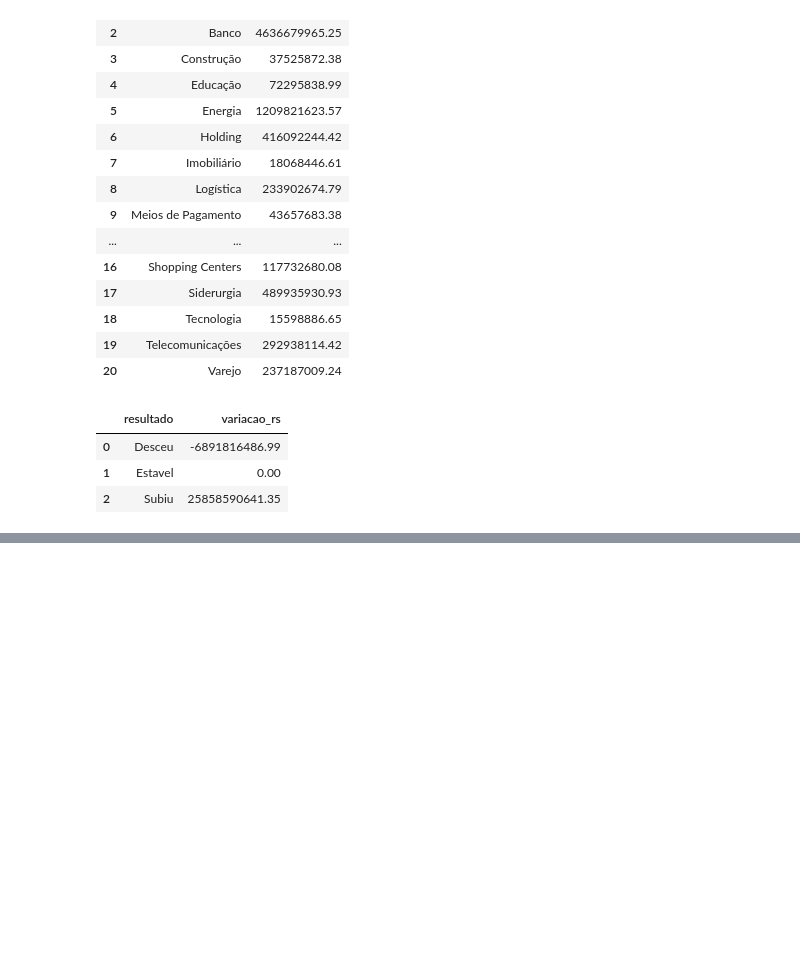
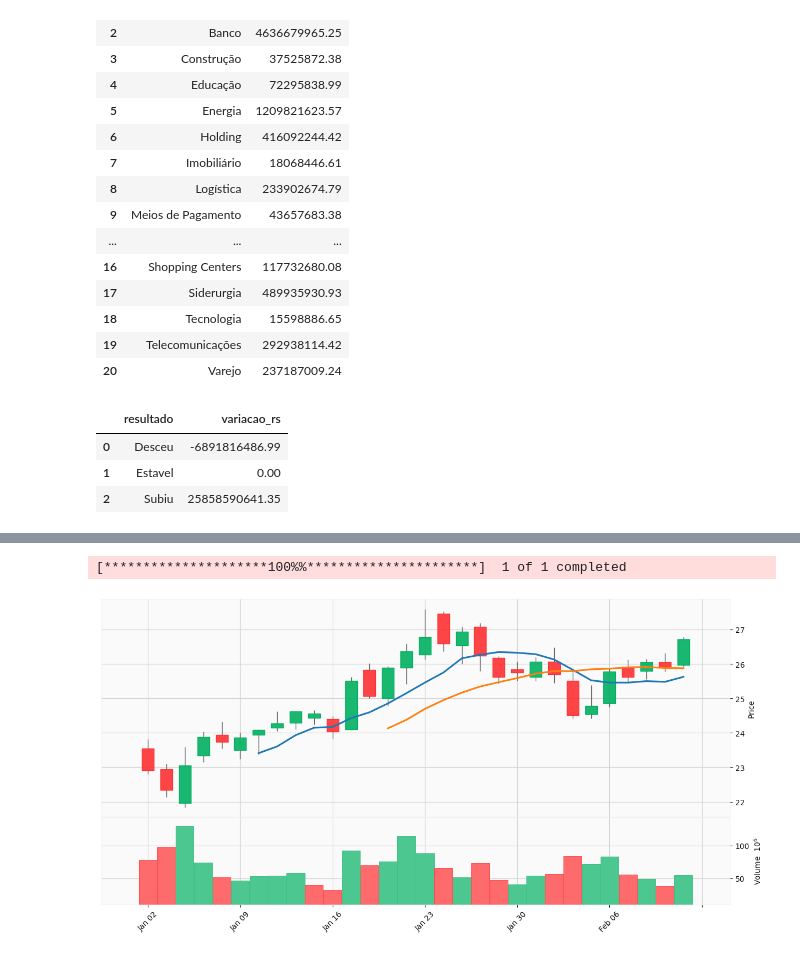
Before and after one commit to Liaelis/imersao_python, a Jupyter notebook: Imersão_Python_Aulas.ipynb, the cells around one changed output, grey strips where cells are left out. Cells and saved outputs as stored; diff of their text form; code cells hidden in the pictures; blank space fills up the shorter version.

```diff
--- a/Imersão_Python_Aulas.ipynb
+++ b/Imersão_Python_Aulas.ipynb
@@ -339,0 +568,8 @@ fig.show()
+# %%
+dados_originais = yf.download('PETR4.SA',start='2023-01-01', end='2023-12-31')
+# %% [output]
+[*********************100%%**********************]  1 of 1 completed
+# %%
+mpf.plot(dados_originais.head(30), type='candle', figsize= (16,8), volume=True,mav=(7,14), style='yahoo' )
+# %% [output]
+[figure, added]
```
Also changed, not shown: parts of 18 cells of this notebook.
